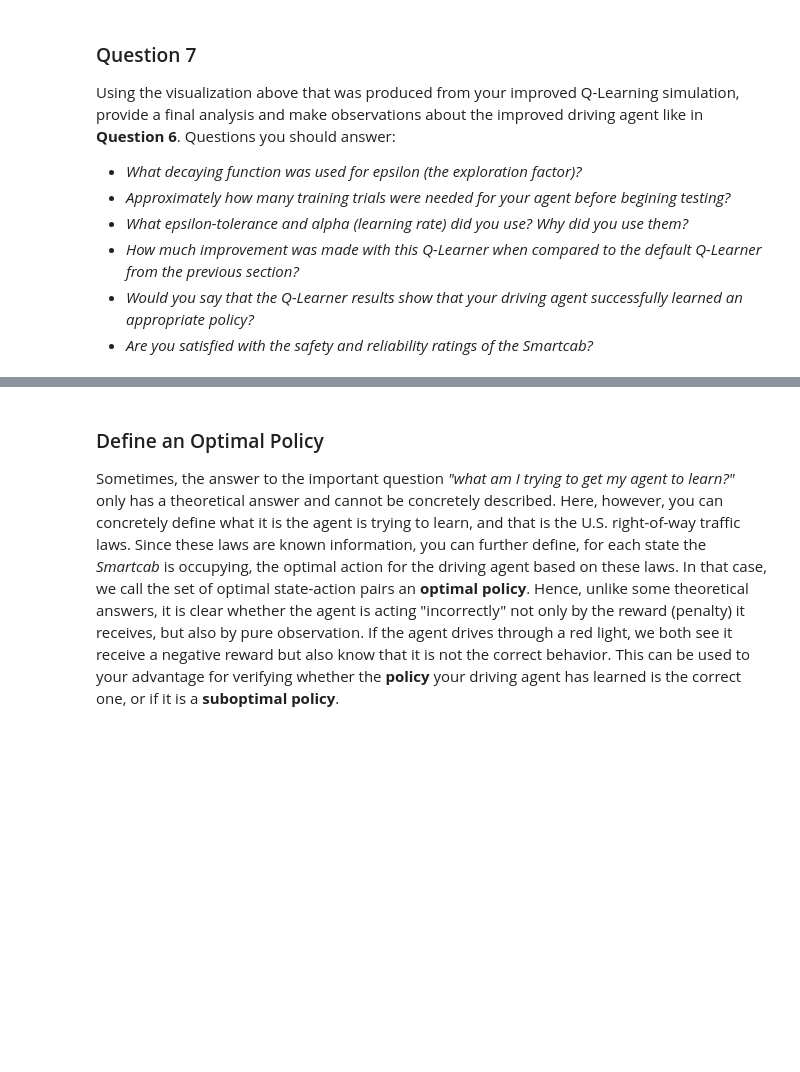
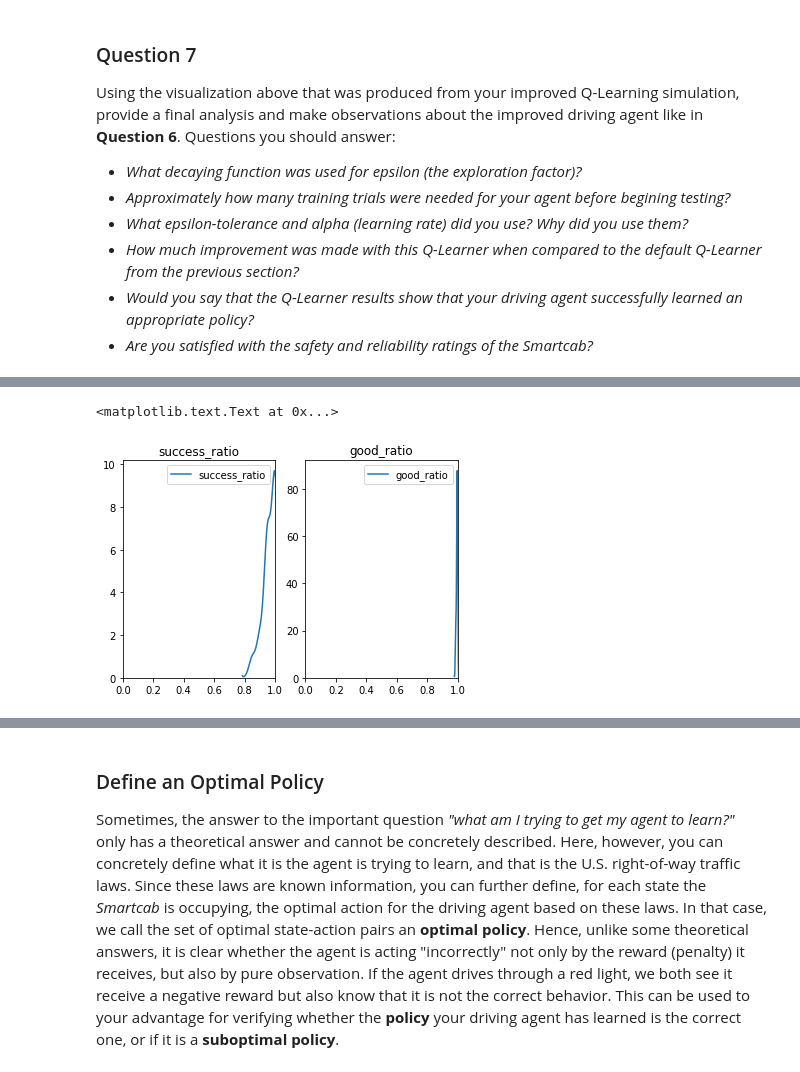
Before and after one commit to rutgerfick/Udacity-MLNanodegree, a Jupyter notebook: smartcab/smartcab.ipynb, the cells around one changed output, grey strips where cells are left out. Cells and saved outputs as stored; diff of their text form; code cells hidden in the pictures; blank space fills up the shorter version.

Commit message:
first submission smartcab

```diff
--- a/smartcab/smartcab.ipynb
+++ b/smartcab/smartcab.ipynb
@@ -269,0 +441,9 @@ Using the visualization above that was produced from your improved Q-Learning si
+# %%
+# To test this hypothesis we do the test again with an even slower decay of 1-0.005t
+for rep in np.arange(number_of_reps):
+    epsilon_tolerance=0.05
+    epsilon_func = '1-0.005t'
+    %run 'smartcab/agent.py'
+    good_ratio, success_ratio = compute_good_success_ratios(data_path)
+    results.append([epsilon_tolerance, epsilon_func, alpha, success_ratio, good_ratio])
+df_results = pd.DataFrame(data=results, columns=results_column_names)
@@ -269,0 +456,14 @@ Using the visualization above that was produced from your improved Q-Learning si
+# %%
+# indeed, the results are almost perfect in this case.
+plt.subplot(1, 2, 1)
+sns.kdeplot(df_results[df_results["eps_func"]=="1-0.005t"].success_ratio)
+plt.xlim(0, 1)
+plt.title('success_ratio')
+
+plt.subplot(1, 2, 2)
+sns.kdeplot(df_results[df_results["eps_func"]=="1-0.005t"].good_ratio)
+plt.xlim(0, 1)
+plt.title('good_ratio')
+# %% [output]
+<matplotlib.text.Text at 0x...>
+[figure, added]
```
Also changed, not shown: parts of 22 cells of this notebook, 7 other files.
